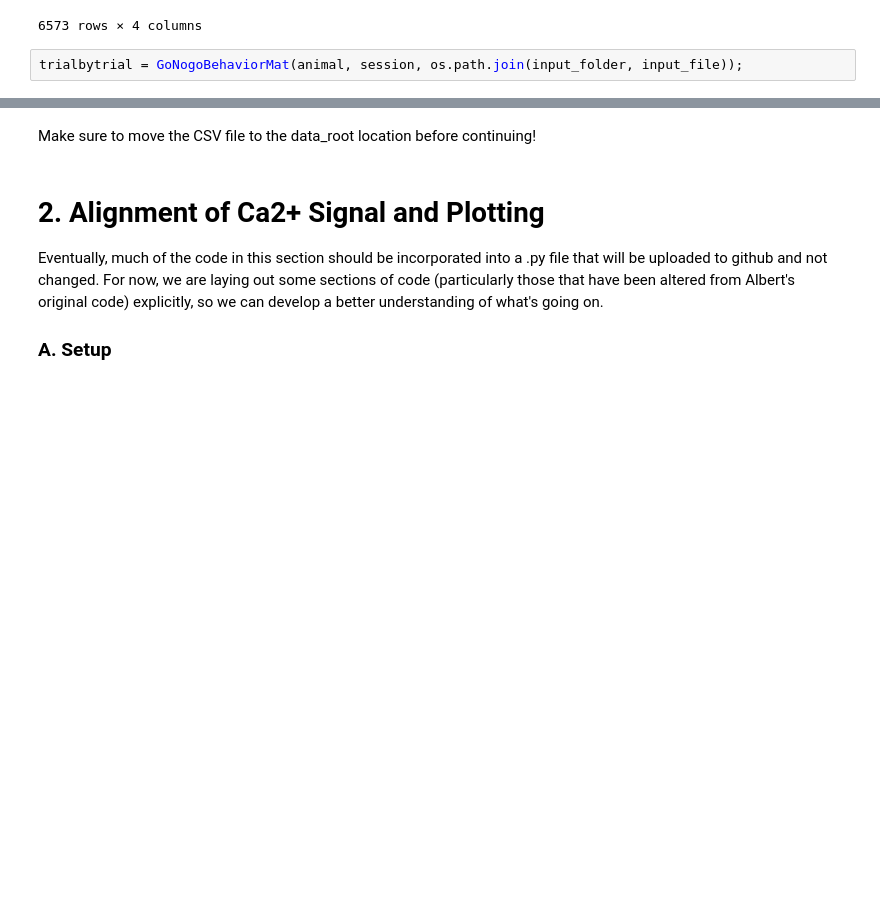
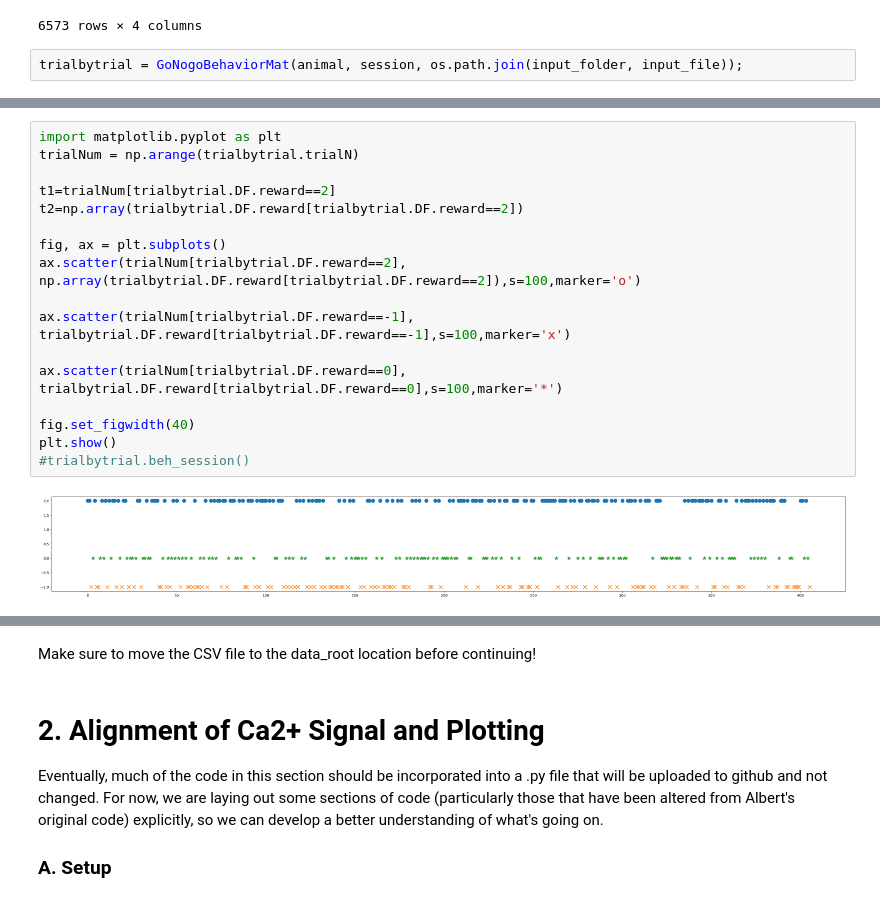
Before and after one commit to sumwor/madeline_go_nogo, a Jupyter notebook: FullCa2Pipeline_1Session.ipynb, the cells around one changed output, grey strips where cells are left out. Saved outputs shown, nothing was run; the diff lists cells and outputs as text; blank space fills up the shorter version.

```diff
--- a/FullCa2Pipeline_1Session.ipynb
+++ b/FullCa2Pipeline_1Session.ipynb
@@ -192,0 +113,19 @@ plt.show()
+# %%
+import matplotlib.pyplot as plt
+trialNum = np.arange(trialbytrial.trialN)
+
+t1=trialNum[trialbytrial.DF.reward==2]
+t2=np.array(trialbytrial.DF.reward[trialbytrial.DF.reward==2])
+
+fig, ax = plt.subplots()
+ax.scatter(trialNum[trialbytrial.DF.reward==2], np.array(trialbytrial.DF.reward[trialbytrial.DF.reward==2]),s=100,marker='o')
+
+ax.scatter(trialNum[trialbytrial.DF.reward==-1], trialbytrial.DF.reward[trialbytrial.DF.reward==-1],s=100,marker='x')
+
+ax.scatter(trialNum[trialbytrial.DF.reward==0], trialbytrial.DF.reward[trialbytrial.DF.reward==0],s=100,marker='*')
+
+fig.set_figwidth(40)
+plt.show()
+#trialbytrial.beh_session()
+# %% [output]
+[figure, added]
```
Also changed, not shown: parts of 17 cells of this notebook, 2 other files.
